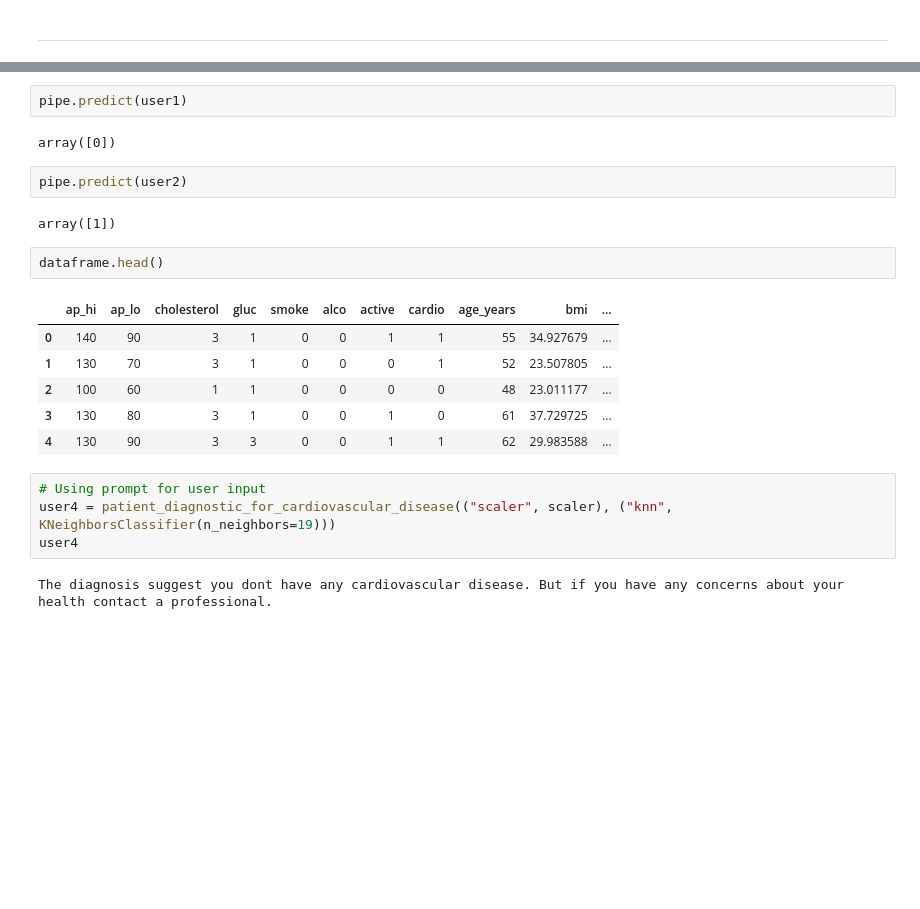
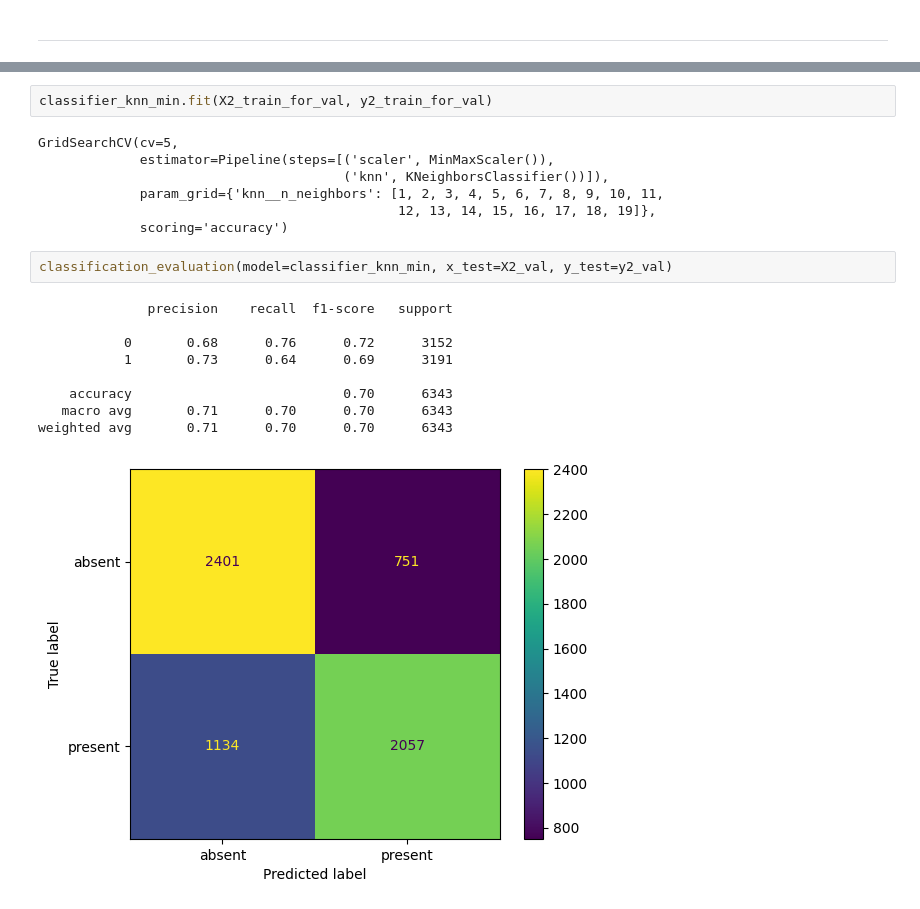
Before and after one commit to CyrilleKolle/cardiovascular_labb, a Jupyter notebook: code/knn_classifier.ipynb, the cells around one changed output, grey strips where cells are left out. Drawn from its saved outputs; the diff is of its cells as text; blank space fills up the shorter version.

```diff
--- a/code/knn_classifier.ipynb
+++ b/code/knn_classifier.ipynb
@@ -136,23 +216,21 @@ pipe = pipe_model(("scaler", scaler), ("knn", KNeighborsClassifier(n_neighbors=1
-# %%
-pipe.predict(user1)
-# %% [output]
-array([0])
-# %%
-pipe.predict(user2)
-# %% [output]
-array([1])
-# %%
-dataframe.head()
-# %% [output]
-|  | ap_hi | ap_lo | cholesterol | gluc | smoke | alco | active | cardio | age_years | bmi | ... |
-| 0 | 140 | 90 | 3 | 1 | 0 | 0 | 1 | 1 | 55 | 34.927679 | ... |
-| 1 | 130 | 70 | 3 | 1 | 0 | 0 | 0 | 1 | 52 | 23.507805 | ... |
-| 2 | 100 | 60 | 1 | 1 | 0 | 0 | 0 | 0 | 48 | 23.011177 | ... |
-| 3 | 130 | 80 | 3 | 1 | 0 | 0 | 1 | 0 | 61 | 37.729725 | ... |
-| 4 | 130 | 90 | 3 | 3 | 0 | 0 | 1 | 1 | 62 | 29.983588 | ... |
-# %%
-# Using prompt for user input
-user4 = patient_diagnostic_for_cardiovascular_disease(("scaler", scaler), ("knn", KNeighborsClassifier(n_neighbors=19)))
-user4
-# %% [output]
-The diagnosis suggest you dont have any cardiovascular disease. But if you have any concerns about your health contact a professional.
+# %%
+classifier_knn_min.fit(X2_train_for_val, y2_train_for_val)
+# %% [output]
+GridSearchCV(cv=5,
+             estimator=Pipeline(steps=[('scaler', MinMaxScaler()),
+                                       ('knn', KNeighborsClassifier())]),
+             param_grid={'knn__n_neighbors': [1, 2, 3, 4, 5, 6, 7, 8, 9, 10, 11,
+                                              12, 13, 14, 15, 16, 17, 18, 19]},
+             scoring='accuracy')
+# %%
+classification_evaluation(model=classifier_knn_min, x_test=X2_val, y_test=y2_val)
+# %% [output]
+              precision    recall  f1-score   support
+
+           0       0.68      0.76      0.72      3152
+           1       0.73      0.64      0.69      3191
+
+    accuracy                           0.70      6343
+   macro avg       0.71      0.70      0.70      6343
+weighted avg       0.71      0.70      0.70      6343
+[figure, added]
```
Also changed, not shown: parts of 38 cells of this notebook.
